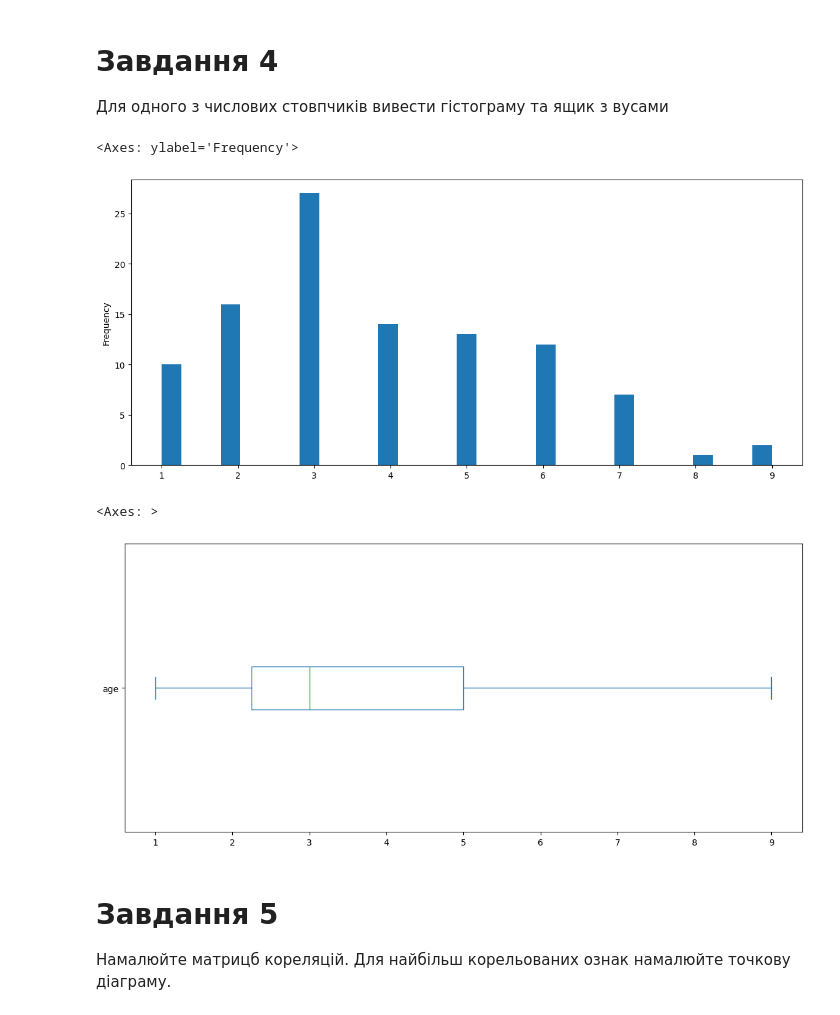
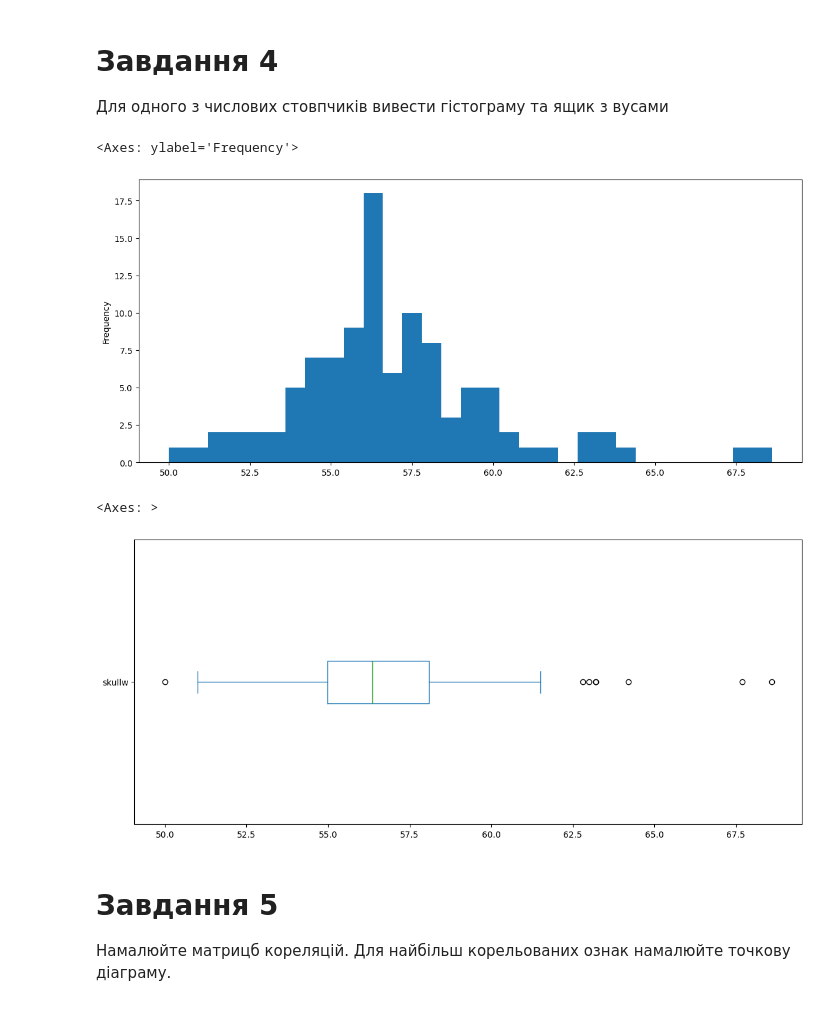
Before and after one commit to Margo-s-M/-, a Jupyter notebook: Собченко_ДЗ_4.ipynb, the cells around one changed output. Cells and saved outputs as stored; diff of their text form; code cells hidden in the pictures.

```diff
--- a/Собченко_ДЗ_4.ipynb
+++ b/Собченко_ДЗ_4.ipynb
@@ -109,15 +109,15 @@ case не являється колонкою яка має в собі важл
 # Завдання 4
 Для одного з числових стовпчиків вивести гістограму та ящик з вусами
 # %%
-df['age'].plot(kind='hist', bins=31, figsize=(14,6))
+df['skullw'].plot(kind='hist', bins=31, figsize=(14,6))
 # %% [output]
 <Axes: ylabel='Frequency'>
-[figure, old version]
+[figure, new version]
 # %%
-df['age'].plot(kind='box', vert=False, figsize=(14,6))
+df['skullw'].plot(kind='box', vert=False, figsize=(14,6))
 # %% [output]
 <Axes: >
-[figure, old version]
+[figure, new version]
 # %% [markdown]
 # Завдання 5
 Намалюйте матрицб кореляцій. Для найбільш корельованих ознак намалюйте точкову діаграму.
```
